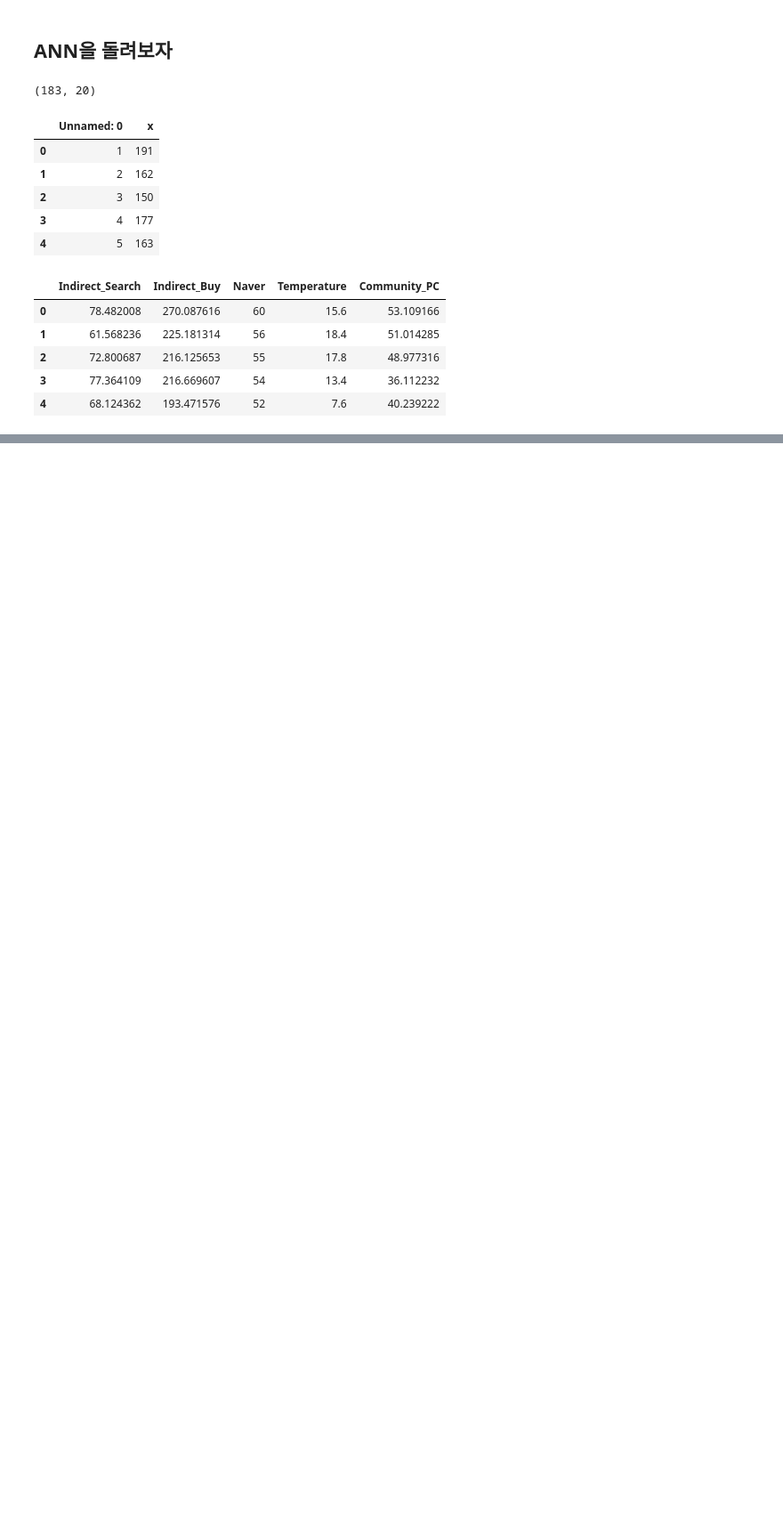
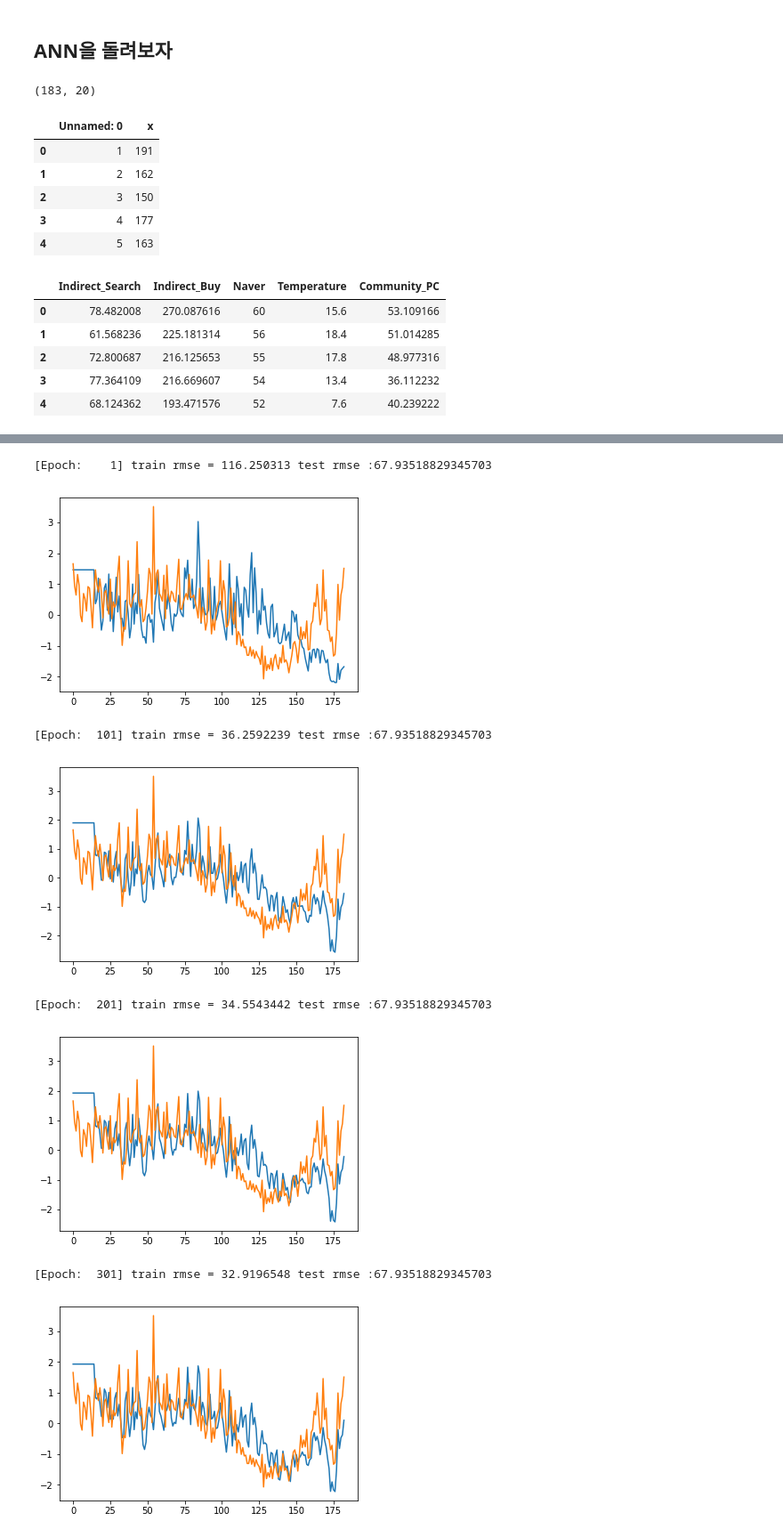
Before and after one commit to yerimlim/Everyday_notes, a Jupyter notebook: ANN-Copy1.ipynb, the cells around one changed output, grey strips where cells are left out. Shown at 89% size. Saved outputs shown, nothing was run; the diff lists cells and outputs as text; code cells hidden in the pictures; blank space fills up the shorter version.

```diff
--- a/ANN-Copy1.ipynb
+++ b/ANN-Copy1.ipynb
@@ -186,0 +199,43 @@ plt.plot(yy.iloc[:,[1]])
+# %%
+# 14day forecast
+trainX = x.iloc[:139,:]
+trainY = y.iloc[14:153,[0]]
+testX = x.iloc[153:,:]
+testY = y.iloc[167:,[0]]
+# %%
+# initialize
+sess = tf.Session()
+sess.run(tf.global_variables_initializer())
+
+# train my model
+for epoch in range(training_epochs):
+    avg_cost = 0
+#     total_batch = int(len(trainX) / batch_size)
+#     for i in range(total_batch):
+#         batch_xs, batch_ys = trainX, trainY
+    feed_dict_train = {X: trainX, Y: trainY}
+    feed_dict_cost = {X: trainX, Y: trainY}
+    opt = sess.run(optimizer, feed_dict=feed_dict_train)
+    c = sess.run(loss, feed_dict=feed_dict_cost)
+    avg_cost =c
+    test_predict = sess.run(hypothesis, feed_dict={X: testX})
+    train_predict = sess.run(hypothesis, feed_dict={X: trainX})
+#     rmse_val = sess.run(rmse, feed_dict={
+#                     targets: testY, predictions: test_predict})
+    if epoch%100 ==0 :
+        print("[Epoch: {:>4}] train rmse = {:>.9}".format(epoch + 1, np.sqrt(avg_cost)), 'test rmse :{} '.format(rmse_val))
+        plt.plot(scale([x for x in np.repeat(train_predict[0],14)]+
+                       [x for x in train_predict]+
+                       [x for x in test_predict]))
+        plt.plot(scale(y))
+        plt.show()
+plt.plot(yy.iloc[:,[1]])
+# %% [output]
+[Epoch:    1] train rmse = 116.250313 test rmse :67.93518829345703
+[figure, added]
+[Epoch:  101] train rmse = 36.2592239 test rmse :67.93518829345703
+[figure, added]
+[Epoch:  201] train rmse = 34.5543442 test rmse :67.93518829345703
+[figure, added]
+[Epoch:  301] train rmse = 32.9196548 test rmse :67.93518829345703
+[figure, added]
```
Also changed, not shown: parts of 6 cells of this notebook.
